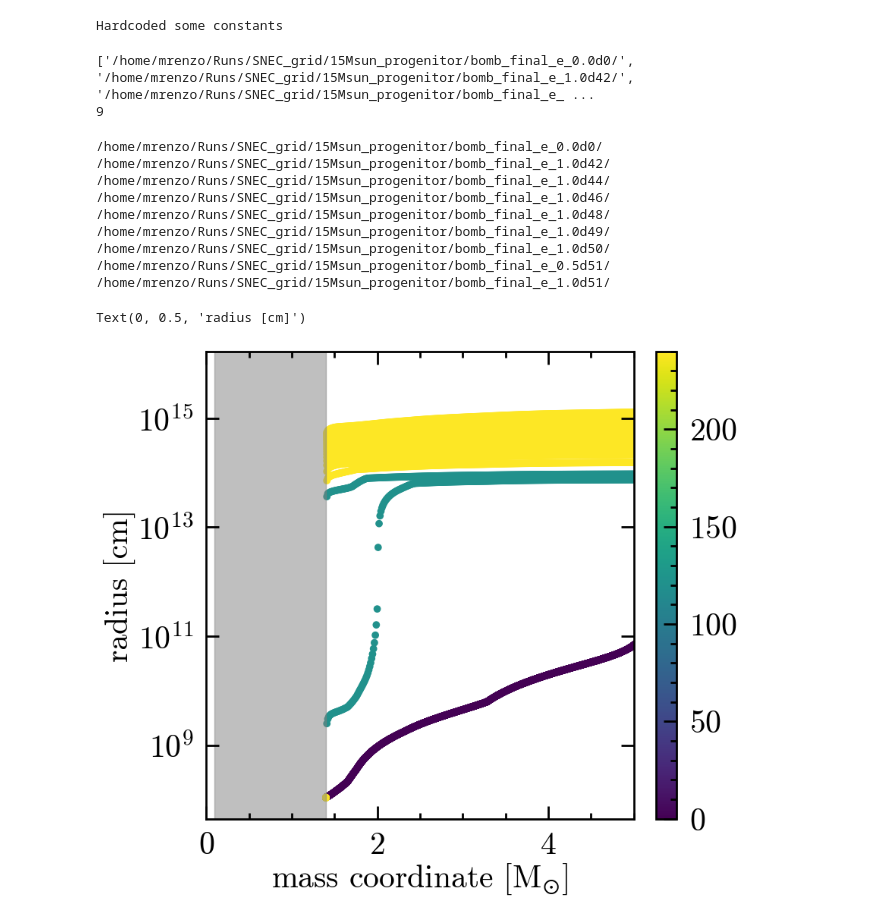
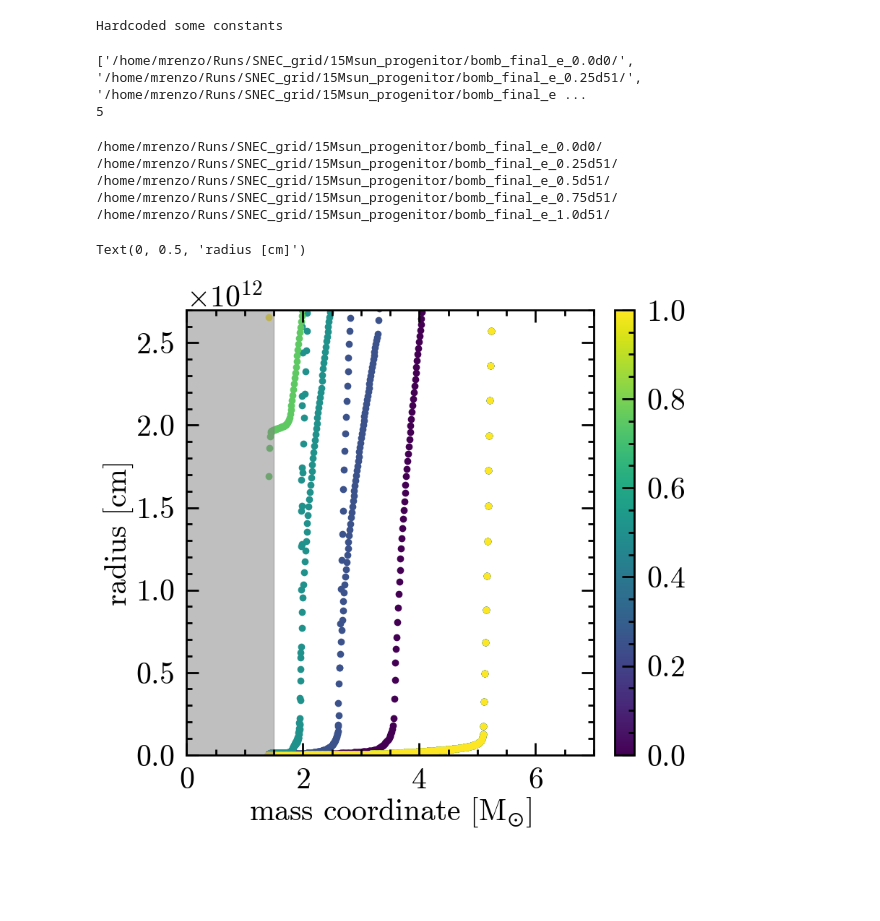
Before and after one commit to mathren/SNEC, a Jupyter notebook: scripts/SNEC_grids.ipynb, the cells around one changed output. Saved outputs shown, nothing was run; the diff lists cells and outputs as text; code cells hidden in the pictures; blank space fills up the shorter version.

```diff
--- a/scripts/SNEC_grids.ipynb
+++ b/scripts/SNEC_grids.ipynb
@@ -19,56 +19,55 @@ Hardcoded some constants
 def get_energy_from_folder(folder):
     return float(folder.split("_e_")[-1].rstrip("/").replace("d", "e"))
 # %%
-root = "/home/mrenzo/Runs/SNEC_grid/15Msun_progenitor/*.*" # 30Msun_VdJNL/"
-models = sorted(glob.glob(root+"*/"), key=get_energy_from_folder)
+root = "/home/mrenzo/Runs/SNEC_grid/15Msun_progenitor/" # 30Msun_VdJNL/"
+models = sorted(glob.glob(root+"*.*/"), key=get_energy_from_folder)
 print(models)
 print(len(models))
+BE = 0.64589366106874414e51 *u.erg # see Table 2 in Morozova et al. 2015
 # %% [output]
-['/home/mrenzo/Runs/SNEC_grid/15Msun_progenitor/bomb_final_e_0.0d0/', '/home/mrenzo/Runs/SNEC_grid/15Msun_progenitor/bomb_final_e_1.0d42/', '/home/mrenzo/Runs/SNEC_grid/15Msun_progenitor/bomb_final_e_ ...
-9
+['/home/mrenzo/Runs/SNEC_grid/15Msun_progenitor/bomb_final_e_0.0d0/', '/home/mrenzo/Runs/SNEC_grid/15Msun_progenitor/bomb_final_e_0.25d51/', '/home/mrenzo/Runs/SNEC_grid/15Msun_progenitor/bomb_final_e ...
+5
 # %%
-tmax = 72*u.h
+tmax = 24*u.h
 # %%
 fig = plt.figure()
 gs = gridspec.GridSpec(100, 110)
 ax = fig.add_subplot(gs[:, :100])
 cax = fig.add_subplot(gs[:, 105:])
 
 bomb_spread = 0.1 *u.Msun #  see parameters file
-colors = plt.cm.Set2(np.linspace(0,1,len(models)))
+colors = plt.cm.viridis(np.linspace(0,1,len(models)))
 
 for j, m in enumerate(models):
     print(m)
     try:
         outfile = m+'Data/mass.xg'
         times = get_times(outfile)
         # times = [times[0], times[int(len(times)/2.)], times[-1]]
-        for i, t in enumerate(times[::10]):
-
+        for i, t in enumerate(times):
             m, r, p = plot_mass_radius(t, outfile, ax=ax, # alpha=0.5, # s=10*(1+i),
-                                       # c=colors[j],
+                                       c=colors[j],
                                        # ls = linestyles[j],
-                                       label=f"{t.to(u.h).value:.1f}", vmin=0, vmax=240)
-            xmin = min(m.to(u.Msun))
+                                       label=f"{t.to(u.h).value:.1f}", vmin=0, vmax=tmax.to(u.h).value)
+            xmin = min(m).to(u.Msun).value
+            if t >= tmax: break
     except:
         print("FAILED")
         pass
 plt.colorbar(p, cax=cax)
 # ax.legend(frameon=True, ncol=2, columnspacing=0.5, handlelength=0.05, title="time [h]")
-ax.axvspan(xmin=xmin.value, xmax=bomb_spread.value, alpha=0.5, color="#808080")
-ax.set_xlim(0, 5.0)
-ax.set_yscale('log')
+ax.axvspan(xmin=0, xmax=xmin+bomb_spread.to(u.Msun).value, alpha=0.5, color="#808080")
+ax.set_xlim(0, 7.0)
+# ax.set_yscale('log')
+ax.set_ylim(-1, 2.7e12)
+
 ax.set_xlabel(r"mass coordinate [$M_{\odot}$]")
 ax.set_ylabel(r"radius [cm]") #(r"$\log_{10}(r/\mathrm{cm})$")
 # %% [output]
 /home/mrenzo/Runs/SNEC_grid/15Msun_progenitor/bomb_final_e_0.0d0/
-/home/mrenzo/Runs/SNEC_grid/15Msun_progenitor/bomb_final_e_1.0d42/
-/home/mrenzo/Runs/SNEC_grid/15Msun_progenitor/bomb_final_e_1.0d44/
-/home/mrenzo/Runs/SNEC_grid/15Msun_progenitor/bomb_final_e_1.0d46/
-/home/mrenzo/Runs/SNEC_grid/15Msun_progenitor/bomb_final_e_1.0d48/
-/home/mrenzo/Runs/SNEC_grid/15Msun_progenitor/bomb_final_e_1.0d49/
-/home/mrenzo/Runs/SNEC_grid/15Msun_progenitor/bomb_final_e_1.0d50/
+/home/mrenzo/Runs/SNEC_grid/15Msun_progenitor/bomb_final_e_0.25d51/
 /home/mrenzo/Runs/SNEC_grid/15Msun_progenitor/bomb_final_e_0.5d51/
+/home/mrenzo/Runs/SNEC_grid/15Msun_progenitor/bomb_final_e_0.75d51/
 /home/mrenzo/Runs/SNEC_grid/15Msun_progenitor/bomb_final_e_1.0d51/
 Text(0, 0.5, 'radius [cm]')
-[figure, old version]
+[figure, new version]
```
Also changed, not shown: parts of 5 cells of this notebook, 3 other files.
